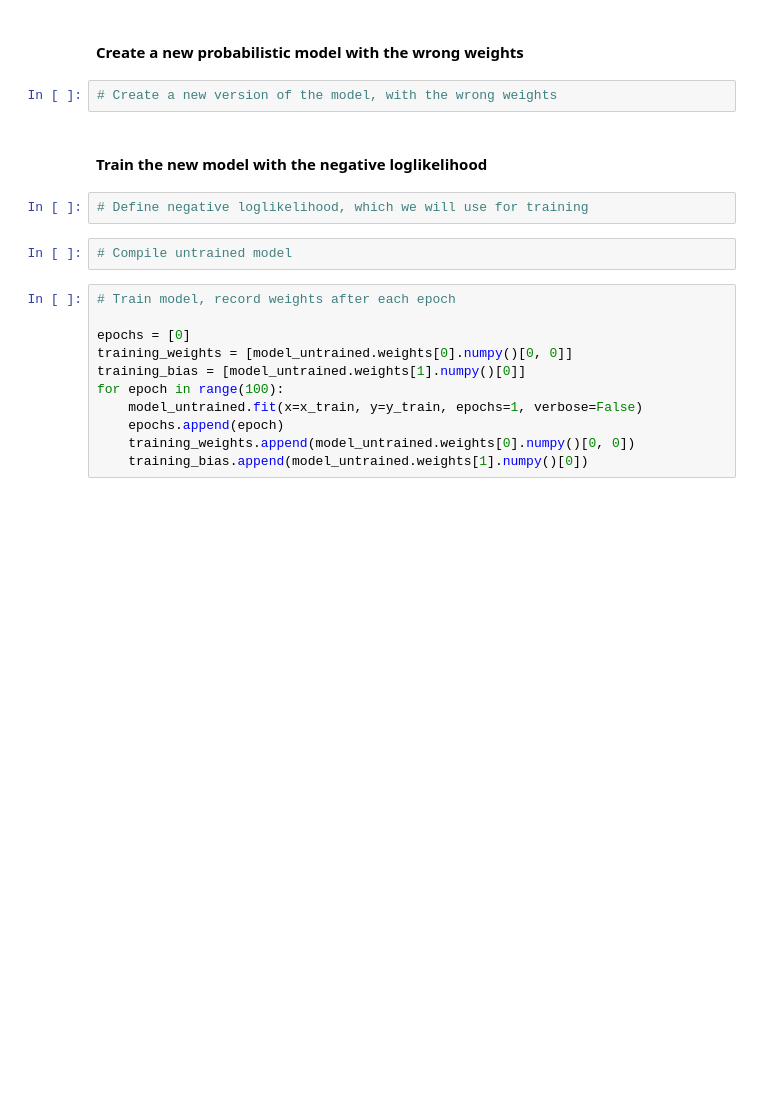
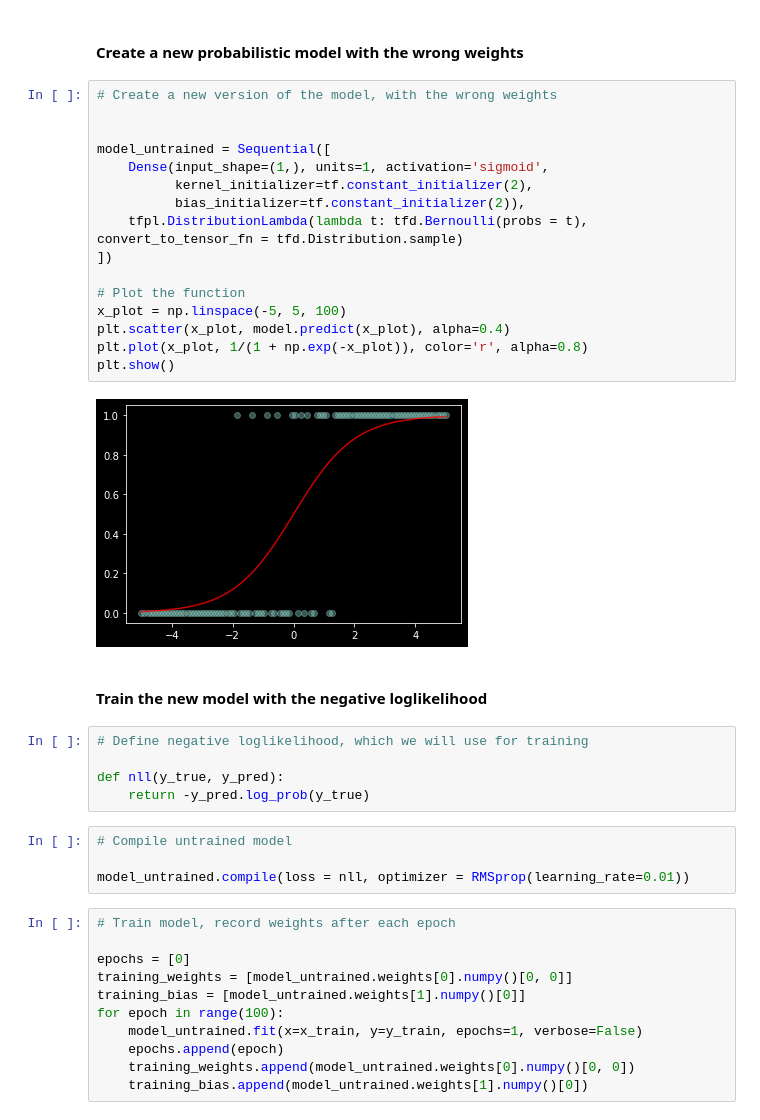
Before and after one commit to hjlgood/tensorflow_probability, a Jupyter notebook: 02_Coding Tutorial.ipynb, the cells around one changed output. Drawn from its saved outputs; the diff is of its cells as text; blank space fills up the shorter version.

```diff
--- a/02_Coding Tutorial.ipynb
+++ b/02_Coding Tutorial.ipynb
@@ -77,13 +99,34 @@ plt.show()
 # %% [markdown]
 #### Create a new probabilistic model with the wrong weights
-# %%
-# Create a new version of the model, with the wrong weights
+# %%
+# Create a new version of the model, with the wrong weights
+
+
+model_untrained = Sequential([
+    Dense(input_shape=(1,), units=1, activation='sigmoid',
+          kernel_initializer=tf.constant_initializer(2),
+          bias_initializer=tf.constant_initializer(2)),
+    tfpl.DistributionLambda(lambda t: tfd.Bernoulli(probs = t), convert_to_tensor_fn = tfd.Distribution.sample)
+])
+
+# Plot the function
+x_plot = np.linspace(-5, 5, 100)
+plt.scatter(x_plot, model.predict(x_plot), alpha=0.4)
+plt.plot(x_plot, 1/(1 + np.exp(-x_plot)), color='r', alpha=0.8)
+plt.show()
+# %% [output]
+[figure, added]
 # %% [markdown]
 #### Train the new model with the negative loglikelihood
 # %%
 # Define negative loglikelihood, which we will use for training
+
+def nll(y_true, y_pred):
+    return -y_pred.log_prob(y_true)
 # %%
 # Compile untrained model
+
+model_untrained.compile(loss = nll, optimizer = RMSprop(learning_rate=0.01))
 # %%
 # Train model, record weights after each epoch
 
```
Also changed, not shown: parts of 26 cells of this notebook.
